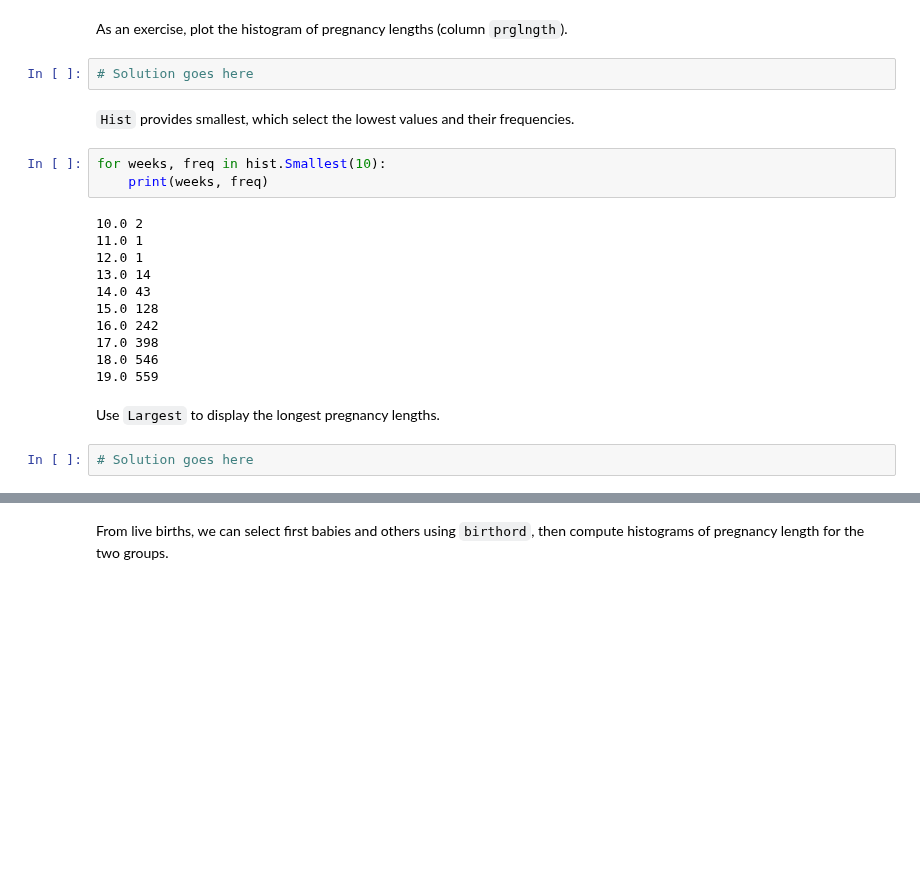
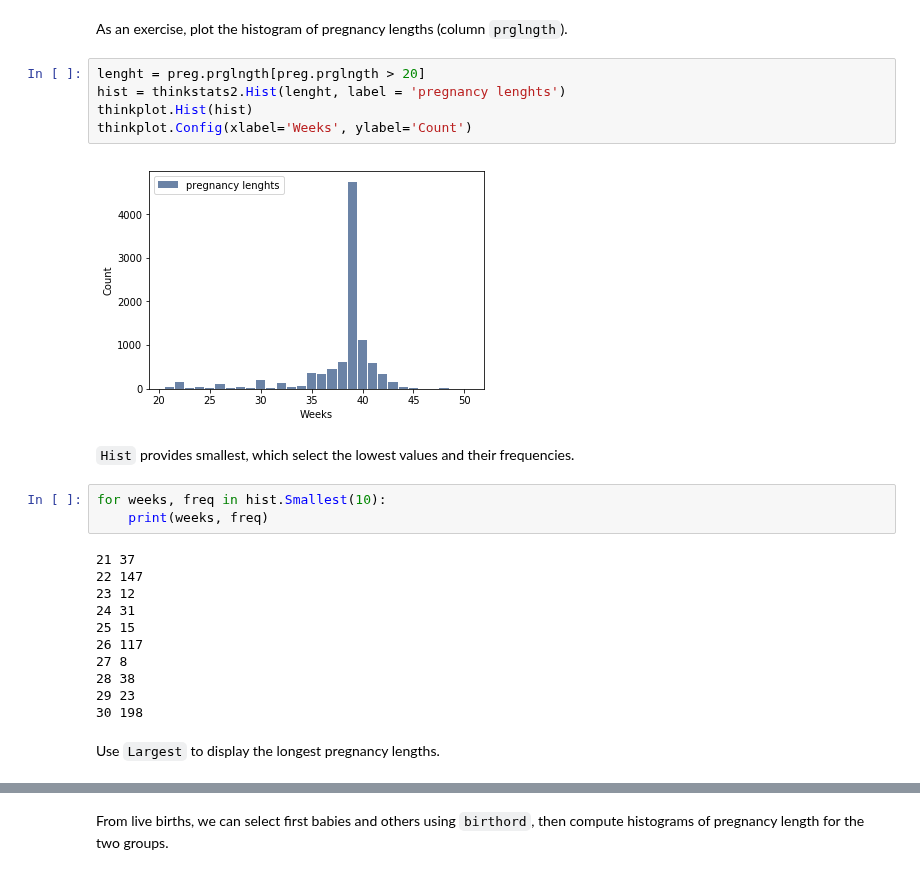
Before and after one commit to AllenDowney/ThinkStats2, a Jupyter notebook: code/chap02ex.ipynb, the cells around one changed output, grey strips where cells are left out. Cells and saved outputs as stored; diff of their text form; blank space fills up the shorter version.

```diff
--- a/code/chap02ex.ipynb
+++ b/code/chap02ex.ipynb
@@ -128,25 +138,28 @@ thinkplot.Config(xlabel='years', ylabel='Count')
 [figure]
 # %% [markdown]
 As an exercise, plot the histogram of pregnancy lengths (column `prglngth`).
-# %%
-# Solution goes here
+# %%
+lenght = preg.prglngth[preg.prglngth > 20]
+hist = thinkstats2.Hist(lenght, label = 'pregnancy lenghts')
+thinkplot.Hist(hist)
+thinkplot.Config(xlabel='Weeks', ylabel='Count')
+# %% [output]
+[figure, added]
 # %% [markdown]
 `Hist` provides smallest, which select the lowest values and their frequencies.
 # %%
 for weeks, freq in hist.Smallest(10):
     print(weeks, freq)
 # %% [output]
-10.0 2
-11.0 1
-12.0 1
-13.0 14
-14.0 43
-15.0 128
-16.0 242
-17.0 398
-18.0 546
-19.0 559
+21 37
+22 147
+23 12
+24 31
+25 15
+26 117
+27 8
+28 38
+29 23
+30 198
 # %% [markdown]
 Use `Largest` to display the longest pregnancy lengths.
-# %%
-# Solution goes here
```
Also changed, not shown: parts of 20 cells of this notebook.
